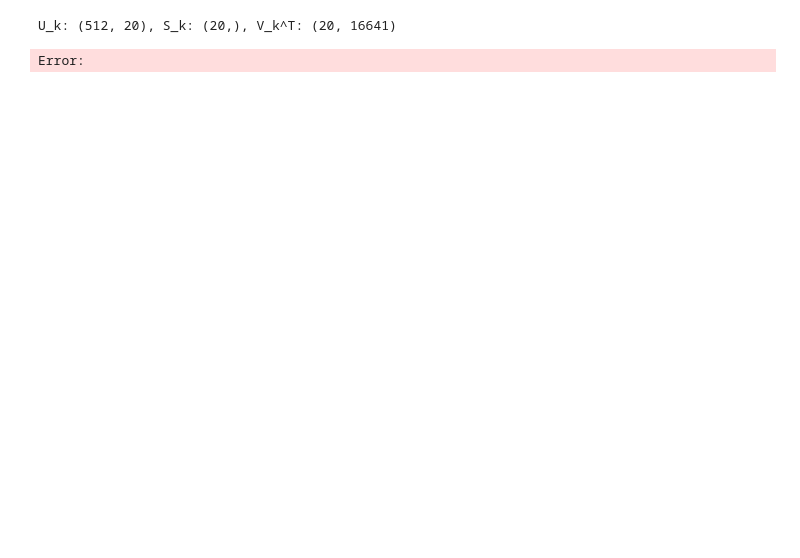
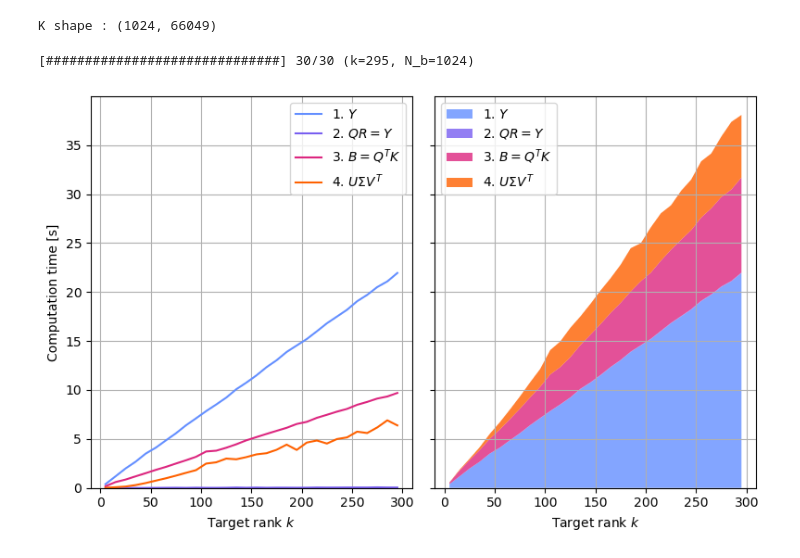
Before and after one commit to EliasSev/masters-thesis, a Jupyter notebook: notebooks/matrix_free_rsvd.ipynb, the cells around one changed output. Saved outputs shown, nothing was run; the diff lists cells and outputs as text; code cells hidden in the pictures; blank space fills up the shorter version.

```diff
--- a/notebooks/matrix_free_rsvd.ipynb
+++ b/notebooks/matrix_free_rsvd.ipynb
@@ -10,9 +10,72 @@ from matrix_free_rsvd import MatrixFreeRSVD, get_approximate_W, tikhonov_solver
 set_log_level(30)  # ignore info logging
 # %%
 # Function space
-n = 128
+n = 256
 mesh = UnitSquareMesh(n, n)
 V_h = FunctionSpace(mesh, 'CG', 1)
+
+rsvd = MatrixFreeRSVD(V_h)
+print(f"K shape : {rsvd.N_b, rsvd.N}")
 # %% [output]
-U_k: (512, 20), S_k: (20,), V_k^T: (20, 16641)
+K shape : (1024, 66049)
-Error:
+# %%
+def progress_bar(step, total_steps, bar_length=30, fill='#', end_text=''):
+    """
+    Simple progress bar.
+    """
+    filled = int(bar_length * step / total_steps)
+    text = f"[{filled * fill :<{bar_length}}] {step}/{total_steps}"
+    end = '\r' if step < total_steps else '\n'
+    print(text + end_text, end=end)
+
+
+def compute_times_across_k(rsvd, lower, upper, step):
+    times = []
+    k_range = np.arange(lower, upper, step)
+    for i, k in enumerate(k_range):
+        rsvd.mf_rsvd(k)
+        times.append(rsvd.times)
+        progress_bar(i + 1, len(k_range), end_text=f' (k={k}, N_b={rsvd.N_b})')
+
+    times = np.array(times)
+    times_tot = np.sum(times, axis=1)
+    return times, times_tot, k_range
+
+
+times, times_tot, k_range = compute_times_across_k(rsvd, 5, 300, 10)
+# %% [output]
+[##############################] 30/30 (k=295, N_b=1024)
+# %%
+def plot_times_across_k(x_axis, times, times_tot, x_label='Target rank $k$'):
+    fig, axes = plt.subplots(1, 2, figsize=(8, 5), sharey=True)
+    ax1, ax2 = axes
+
+    ax1.plot(x_axis, times[:, 0], label='1. $Y$', c=C.c5[0])
+    ax1.plot(x_axis, times[:, 1], label='2. $QR = Y$', c=C.c5[1])
+    ax1.plot(x_axis, times[:, 2], label='3. $B = Q^T K$', c=C.c5[2])
+    ax1.plot(x_axis, times[:, 3], label='4. $U \Sigma V^T$', c=C.c5[3])
+
+    ax2.stackplot(
+        x_axis,
+        times[:, 0], times[:, 1], times[:, 2], times[:, 3],
+        labels=['1. $Y$', '2. $QR = Y$', '3. $B = Q^T K$', '4. $U \Sigma V^T$'],
+        alpha=0.8,
+        colors=[C.c5[0], C.c5[1], C.c5[2], C.c5[3]]
+    )
+
+    ax1.set_xlabel(x_label)
+    ax2.set_xlabel(x_label)
+    ax1.set_ylabel("Computation time [s]")
+
+    ax1.legend()
+    ax2.legend()
+    ax1.grid()
+    ax2.grid()
+
+    plt.tight_layout()
+    plt.show()
+
+
+plot_times_across_k(k_range, times, times_tot)
+# %% [output]
+[figure, added]
```
Also changed, not shown: parts of 5 cells of this notebook, 1 other file.
